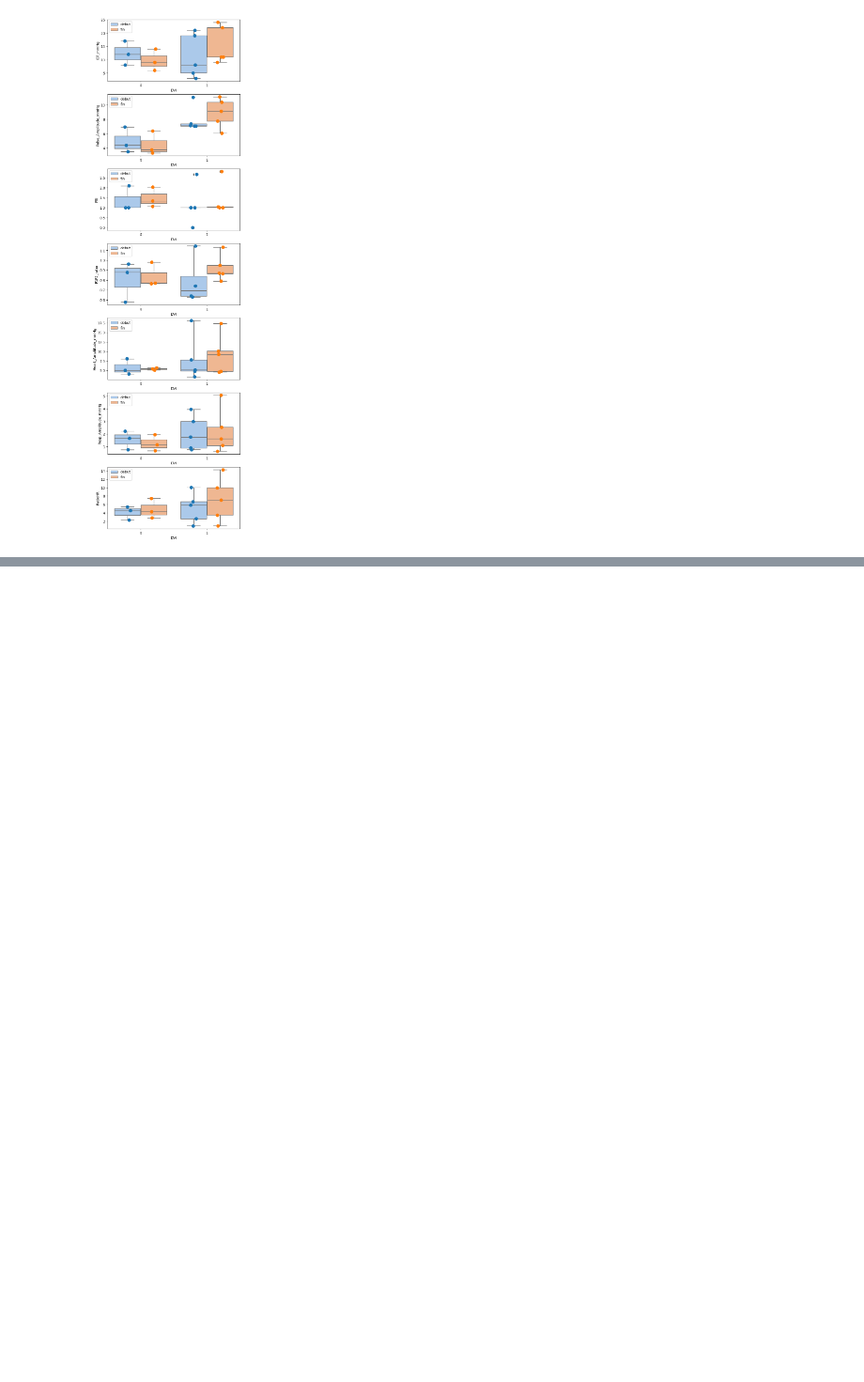
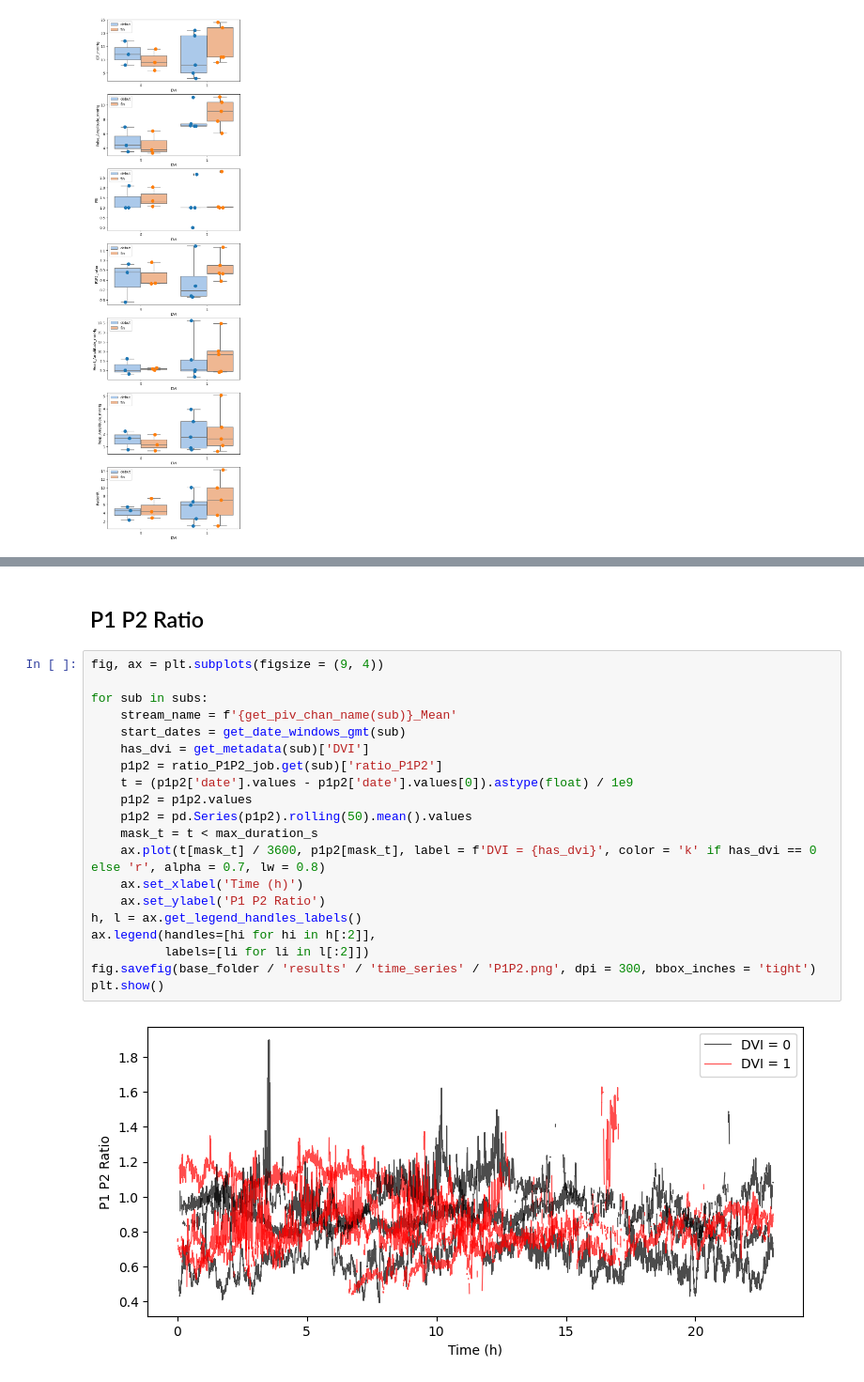
Before and after one commit to ValentinGhibaudo/Scripts_Projet_Clampage_DVE, a Jupyter notebook: valentin_sandbox.ipynb, the cells around one changed output, grey strips where cells are left out. Shown at 94% size. Drawn from its saved outputs; the diff is of its cells as text; blank space fills up the shorter version.

```diff
--- a/valentin_sandbox.ipynb
+++ b/valentin_sandbox.ipynb
@@ -271,0 +308,24 @@ res
+# %% [markdown]
+## P1 P2 Ratio
+# %%
+fig, ax = plt.subplots(figsize = (9, 4))
+
+for sub in subs:
+    stream_name = f'{get_piv_chan_name(sub)}_Mean'
+    start_dates = get_date_windows_gmt(sub)
+    has_dvi = get_metadata(sub)['DVI']
+    p1p2 = ratio_P1P2_job.get(sub)['ratio_P1P2']
+    t = (p1p2['date'].values - p1p2['date'].values[0]).astype(float) / 1e9
+    p1p2 = p1p2.values
+    p1p2 = pd.Series(p1p2).rolling(50).mean().values
+    mask_t = t < max_duration_s
+    ax.plot(t[mask_t] / 3600, p1p2[mask_t], label = f'DVI = {has_dvi}', color = 'k' if has_dvi == 0 else 'r', alpha = 0.7, lw = 0.8)
+    ax.set_xlabel('Time (h)')
+    ax.set_ylabel('P1 P2 Ratio')
+h, l = ax.get_legend_handles_labels()
+ax.legend(handles=[hi for hi in h[:2]],
+          labels=[li for li in l[:2]])
+fig.savefig(base_folder / 'results' / 'time_series' / 'P1P2.png', dpi = 300, bbox_inches = 'tight')
+plt.show()
+# %% [output]
+[figure, added]
```
Also changed, not shown: parts of 11 cells of this notebook.
